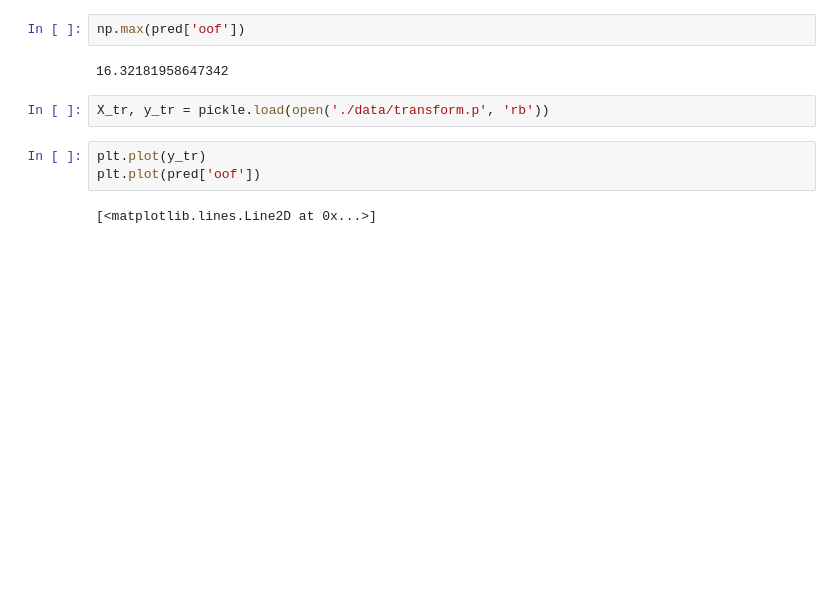
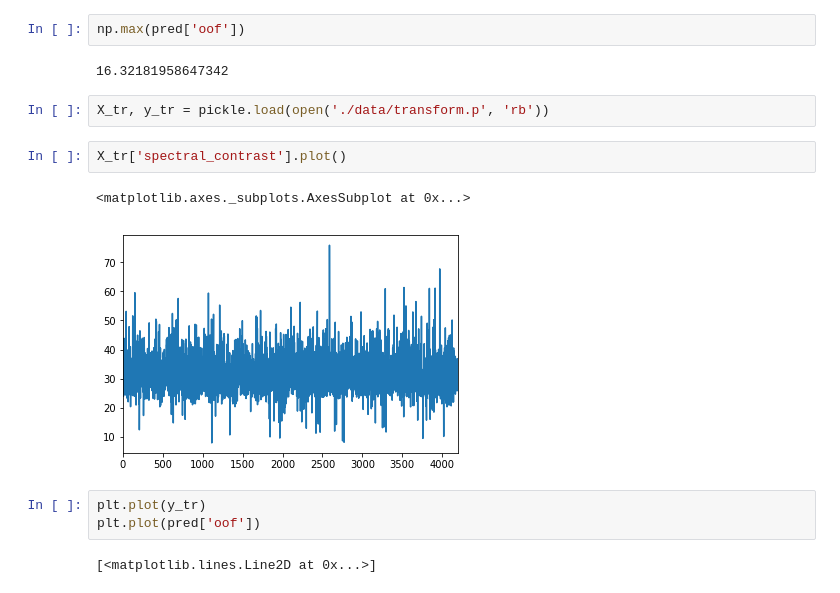
Before and after one commit to JonRao/LANL-Earthquake-Prediction, a Jupyter notebook: eda.ipynb, the cells around one changed output. Cells and saved outputs as stored; diff of their text form; blank space fills up the shorter version.

```diff
--- a/eda.ipynb
+++ b/eda.ipynb
@@ -167,6 +167,11 @@ np.max(pred['oof'])
 16.32181958647342
 # %%
 X_tr, y_tr = pickle.load(open('./data/transform.p', 'rb'))
+# %%
+X_tr['spectral_contrast'].plot()
+# %% [output]
+<matplotlib.axes._subplots.AxesSubplot at 0x...>
+[figure, added]
 # %%
 plt.plot(y_tr)
 plt.plot(pred['oof'])
```
Also changed, not shown: 15 other files.
